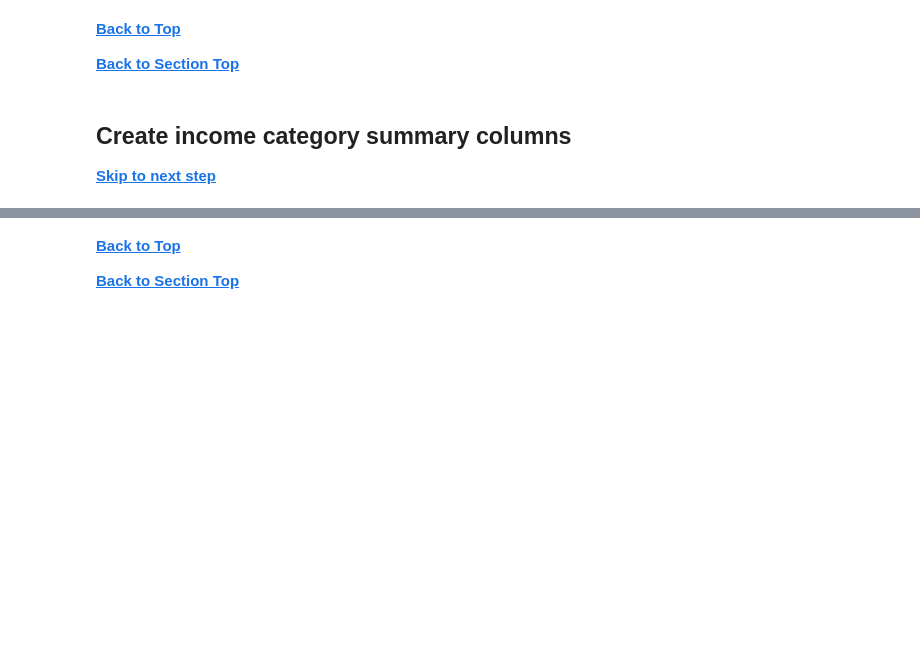
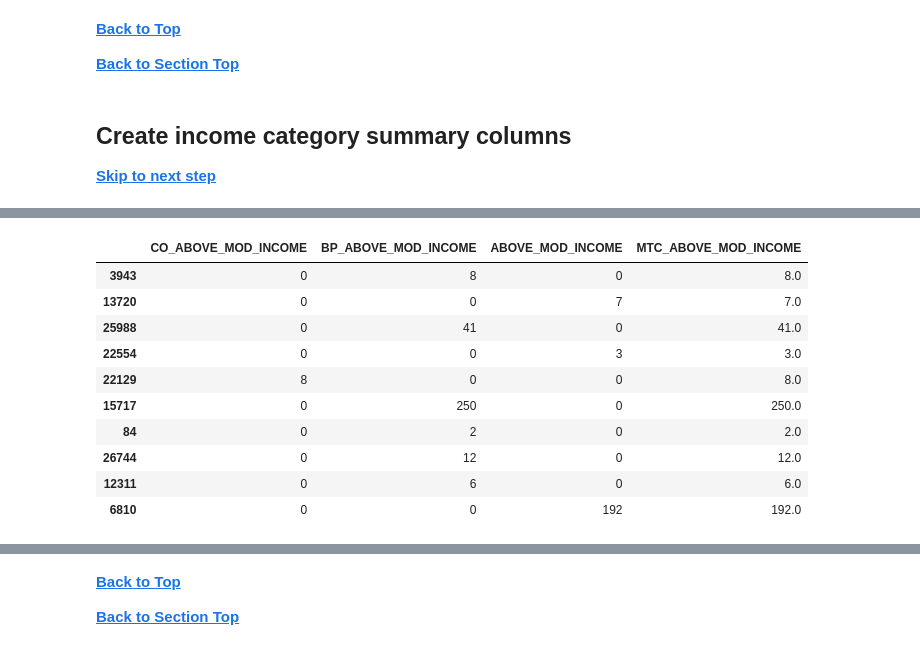
Before and after one commit to BayAreaMetro/MTCDataModel, a Jupyter notebook: Project-Documentation/hcd/HCD Annual Progress Report Data Processing 2018-2019.ipynb, the cells around one changed output, grey strips where cells are left out. Drawn from its saved outputs; the diff is of its cells as text; code cells hidden in the pictures; blank space fills up the shorter version.

```diff
--- a/Project-Documentation/hcd/HCD Annual Progress Report Data Processing 2018-2019.ipynb
+++ b/Project-Documentation/hcd/HCD Annual Progress Report Data Processing 2018-2019.ipynb
@@ -766,0 +888,9 @@ geocode_type_summary
+# %%
+#Create column to count low income permits for deed restricted housing
+apr_bay_area_geo['MTC_LOW_INCOME_DR'] = apr_bay_area_geo.apply(lambda row:
+                                                                 sum_permits_by_income(row,
+                                                                                    'CO_LOW_INCOME_DR',
+                                                                                     'BP_LOW_INCOME_DR',
+                                                                                     'LOW_INCOME_DR'
+                                                                                    ),
+                                                                 axis=1)
@@ -766,0 +909,9 @@ geocode_type_summary
+# %%
+#Create column to count mod income permits for non-deed restricted housing
+apr_bay_area_geo['MTC_MOD_INCOME_NDR'] = apr_bay_area_geo.apply(lambda row:
+                                                                 sum_permits_by_income(row,
+                                                                                    'CO_MOD_INCOME_NDR',
+                                                                                     'BP_MOD_INCOME_NDR',
+                                                                                     'MOD_INCOME_NDR'
+                                                                                    ),
+                                                                 axis=1)
@@ -766,0 +930,9 @@ geocode_type_summary
+# %%
+#Create column to count mod income permits for deed restricted housing
+apr_bay_area_geo['MTC_MOD_INCOME_DR'] = apr_bay_area_geo.apply(lambda row:
+                                                                 sum_permits_by_income(row,
+                                                                                    'CO_MOD_INCOME_DR',
+                                                                                     'BP_MOD_INCOME_DR',
+                                                                                     'MOD_INCOME_DR'
+                                                                                    ),
+                                                                 axis=1)
@@ -767,3 +951,29 @@ geocode_type_summary
+# %%
+#Create column to count above mod income permits
+apr_bay_area_geo['MTC_ABOVE_MOD_INCOME'] = apr_bay_area_geo.apply(lambda row:
+                                                                 sum_permits_by_income(row,
+                                                                                    'CO_ABOVE_MOD_INCOME',
+                                                                                     'BP_ABOVE_MOD_INCOME',
+                                                                                     'ABOVE_MOD_INCOME'
+                                                                                    ),
+                                                                 axis=1)
+# %%
+apr_bay_area_geo[['CO_ABOVE_MOD_INCOME',
+                  'BP_ABOVE_MOD_INCOME',
+                  'ABOVE_MOD_INCOME',
+                  'MTC_ABOVE_MOD_INCOME']][apr_bay_area_geo['MTC_ABOVE_MOD_INCOME'] > 1].sample(n=10)
+# %% [output]
+|  | CO_ABOVE_MOD_INCOME | BP_ABOVE_MOD_INCOME | ABOVE_MOD_INCOME | MTC_ABOVE_MOD_INCOME |
+| 3943 | 0 | 8 | 0 | 8.0 |
+| 13720 | 0 | 0 | 7 | 7.0 |
+| 25988 | 0 | 41 | 0 | 41.0 |
+| 22554 | 0 | 0 | 3 | 3.0 |
+| 22129 | 8 | 0 | 0 | 8.0 |
+| 15717 | 0 | 250 | 0 | 250.0 |
+| 84 | 0 | 2 | 0 | 2.0 |
+| 26744 | 0 | 12 | 0 | 12.0 |
+| 12311 | 0 | 6 | 0 | 6.0 |
+| 6810 | 0 | 0 | 192 | 192.0 |
 # %%
 apr_bay_area_geo.columns
 # %% [output]
```
Also changed, not shown: parts of 34 cells of this notebook.
